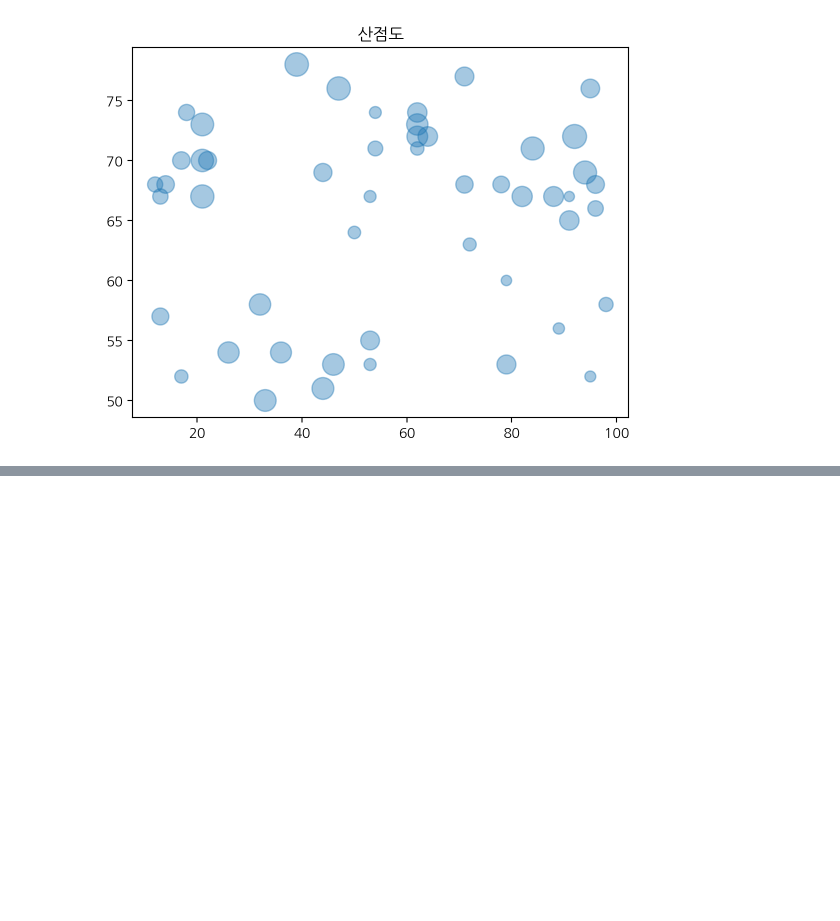
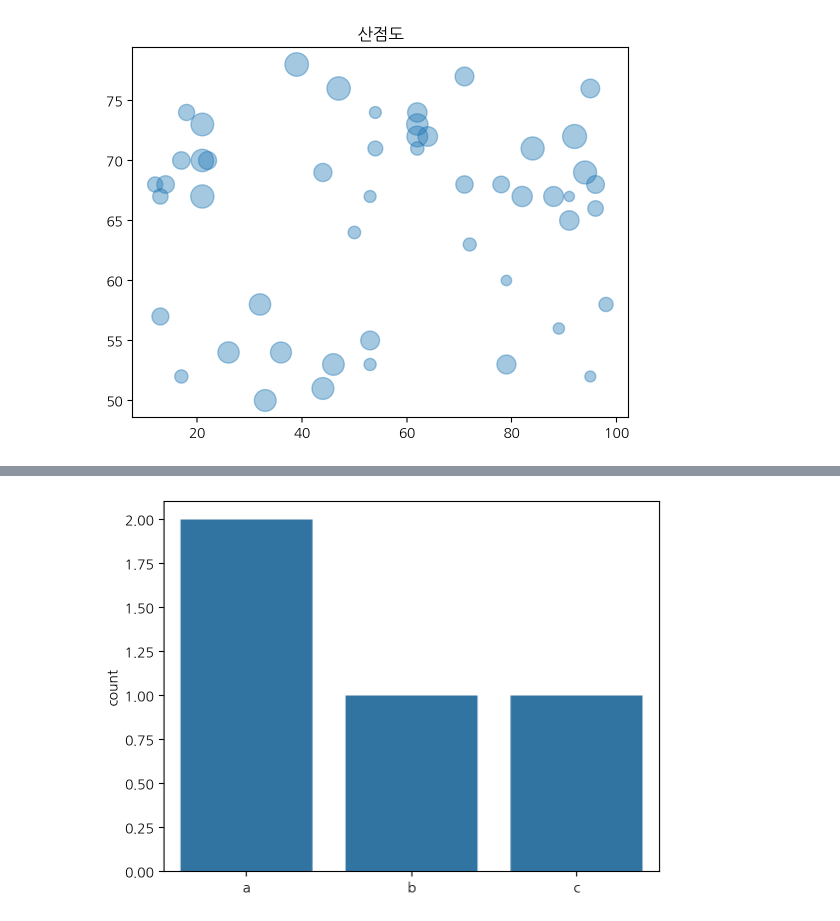
Before and after one commit to Jaranhee/2024-1-my-BDA, a Jupyter notebook: inclass/01w_0311_mon_bigdata_basic.ipynb, the cells around one changed output, grey strips where cells are left out. Cells and saved outputs as stored; diff of their text form; code cells hidden in the pictures; blank space fills up the shorter version.

```diff
--- a/inclass/01w_0311_mon_bigdata_basic.ipynb
+++ b/inclass/01w_0311_mon_bigdata_basic.ipynb
@@ -81,0 +95,4 @@ plt.title('산점도');
+# %%
+sns.countplot(x = var);
+# %% [output]
+[figure, added]
```
Also changed, not shown: parts of 6 cells of this notebook.
